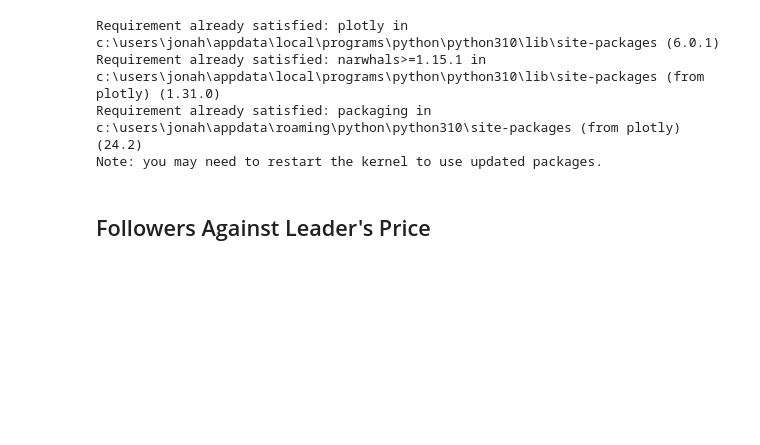
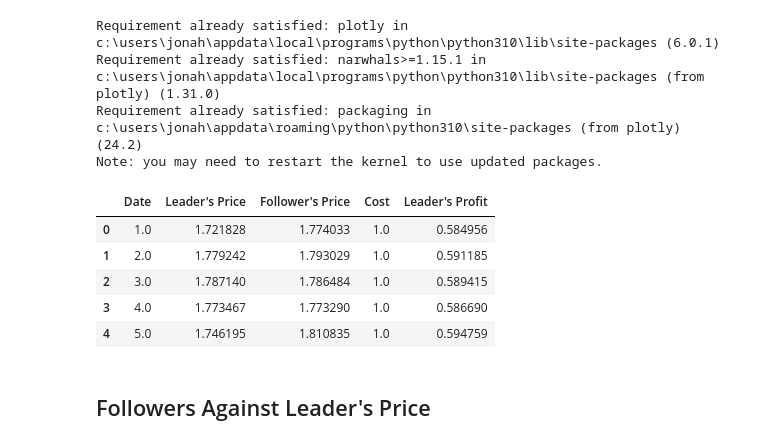
Before and after one commit to TroubledBagels/CGT_CWK, a Jupyter notebook: data_exploration.ipynb, the cells around one changed output. Cells and saved outputs as stored; diff of their text form; code cells hidden in the pictures; blank space fills up the shorter version.

```diff
--- a/data_exploration.ipynb
+++ b/data_exploration.ipynb
@@ -198,6 +258,15 @@ Requirement already satisfied: plotly in c:\users\jonah\appdata\local\programs\p
 Requirement already satisfied: narwhals>=1.15.1 in c:\users\jonah\appdata\local\programs\python\python310\lib\site-packages (from plotly) (1.31.0)
 Requirement already satisfied: packaging in c:\users\jonah\appdata\roaming\python\python310\site-packages (from plotly) (24.2)
 Note: you may need to restart the kernel to use updated packages.
+# %%
+f1m.head()
+# %% [output]
+|  | Date | Leader's Price | Follower's Price | Cost | Leader's Profit |
+| 0 | 1.0 | 1.721828 | 1.774033 | 1.0 | 0.584956 |
+| 1 | 2.0 | 1.779242 | 1.793029 | 1.0 | 0.591185 |
+| 2 | 3.0 | 1.787140 | 1.786484 | 1.0 | 0.589415 |
+| 3 | 4.0 | 1.773467 | 1.773290 | 1.0 | 0.586690 |
+| 4 | 5.0 | 1.746195 | 1.810835 | 1.0 | 0.594759 |
 # %% [markdown]
 ## Followers Against Leader's Price
 # %%
```
Also changed, not shown: parts of 7 cells of this notebook, 1 other file.
